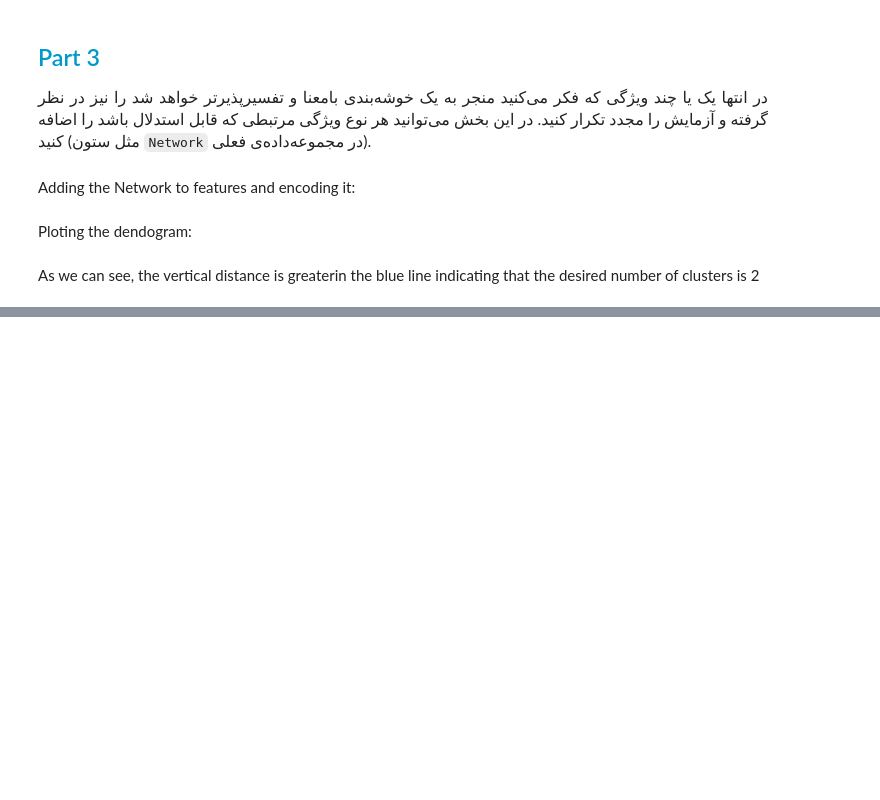
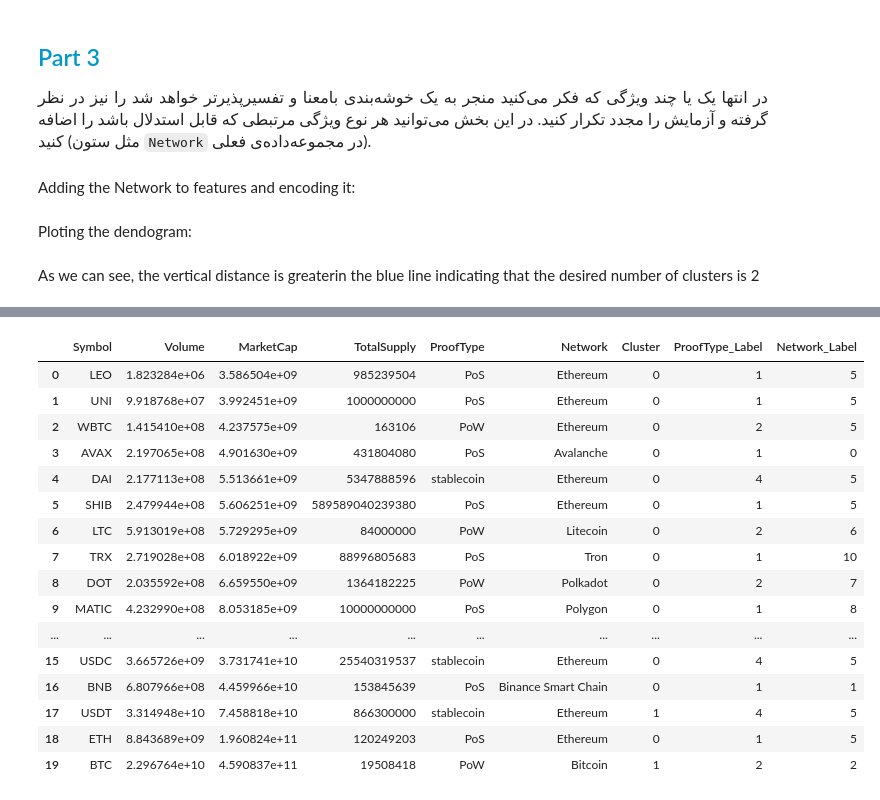
Before and after one commit to ArianAghamohseni/Crypto_ML, a Jupyter notebook: Part_2/Analysis/Second_Problem.ipynb, the cells around one changed output, grey strips where cells are left out. Saved outputs shown, nothing was run; the diff lists cells and outputs as text; code cells hidden in the pictures; blank space fills up the shorter version.

```diff
--- a/Part_2/Analysis/Second_Problem.ipynb
+++ b/Part_2/Analysis/Second_Problem.ipynb
@@ -26,10 +26,15 @@ import pandas as pd
 import matplotlib.pyplot as plt
 import scipy.cluster.hierarchy as sch
 from sklearn.cluster import AgglomerativeClustering
+from sklearn.preprocessing import StandardScaler
+
 
 coin_data = pd.read_excel(r'D:\Sharif University of Tech\Data Sience Boot Camp\Project\Second Phaze\Part_2\Data\coins_data.xlsx')
 
 features = coin_data[['MarketCap', 'Volume']]
+
+scaler = StandardScaler()
+features = scaler.fit_transform(features)
 # %% [markdown]
 Performing hierarchical clustering and the dendogram:
 # %%
@@ -128,12 +132,17 @@ Part 2
 Making the changes, encoding the ProofType column and modeling:
 # %%
 from sklearn.preprocessing import LabelEncoder
+from sklearn.preprocessing import StandardScaler
+
 
 label_encoder = LabelEncoder()
 coin_data['ProofType_Label'] = label_encoder.fit_transform(coin_data['ProofType'])
 
 features = coin_data[['MarketCap', 'Volume', 'ProofType_Label']]
 
+scaler = StandardScaler()
+features = scaler.fit_transform(features)
+
 n_clusters = 2
 hc = AgglomerativeClustering(n_clusters=n_clusters, affinity='euclidean', linkage='ward')
 coin_data['Cluster'] = hc.fit_predict(features)
@@ -219,12 +228,18 @@ In conclusion, the second part of the project demonstrated that incorporating ad
 The choice of features is essential in the world of cryptocurrencies.
 # %%
 from sklearn.preprocessing import LabelEncoder
+from sklearn.preprocessing import StandardScaler
+
 
 label_encoder = LabelEncoder()
 coin_data['ProofType_Label'] = label_encoder.fit_transform(coin_data['ProofType'])
 
 features = coin_data[['MarketCap', 'Volume', 'ProofType_Label']]
 
+
+scaler = StandardScaler()
+features = scaler.fit_transform(features)
+
 n_clusters = 3
 hc = AgglomerativeClustering(n_clusters=n_clusters, affinity='euclidean', linkage='ward')
 coin_data['Cluster'] = hc.fit_predict(features)
@@ -373,12 +352,17 @@ Part 3
 Adding the Network to features and encoding it:
 # %%
 from sklearn.preprocessing import LabelEncoder
+from sklearn.preprocessing import StandardScaler
+
 
 label_encoder = LabelEncoder()
 coin_data['Network_Label'] = label_encoder.fit_transform(coin_data['Network'])
 
 
 features = coin_data[['MarketCap', 'Volume', 'ProofType_Label', 'Network_Label']]
+
+scaler = StandardScaler()
+features = scaler.fit_transform(features)
 # %% [markdown]
 Ploting the dendogram:
 # %%
@@ -430,0 +475,20 @@ In regardes to the actuall market, adding the network feature can be helpful in
+# %%
+coin_data
+# %% [output]
+|  | Symbol | Volume | MarketCap | TotalSupply | ProofType | Network | Cluster | ProofType_Label | Network_Label |
+| 0 | LEO | 1.823284e+06 | 3.586504e+09 | 985239504 | PoS | Ethereum | 0 | 1 | 5 |
+| 1 | UNI | 9.918768e+07 | 3.992451e+09 | 1000000000 | PoS | Ethereum | 0 | 1 | 5 |
+| 2 | WBTC | 1.415410e+08 | 4.237575e+09 | 163106 | PoW | Ethereum | 0 | 2 | 5 |
+| 3 | AVAX | 2.197065e+08 | 4.901630e+09 | 431804080 | PoS | Avalanche | 0 | 1 | 0 |
+| 4 | DAI | 2.177113e+08 | 5.513661e+09 | 5347888596 | stablecoin | Ethereum | 0 | 4 | 5 |
+| 5 | SHIB | 2.479944e+08 | 5.606251e+09 | 589589040239380 | PoS | Ethereum | 0 | 1 | 5 |
+| 6 | LTC | 5.913019e+08 | 5.729295e+09 | 84000000 | PoW | Litecoin | 0 | 2 | 6 |
+| 7 | TRX | 2.719028e+08 | 6.018922e+09 | 88996805683 | PoS | Tron | 0 | 1 | 10 |
+| 8 | DOT | 2.035592e+08 | 6.659550e+09 | 1364182225 | PoW | Polkadot | 0 | 2 | 7 |
+| 9 | MATIC | 4.232990e+08 | 8.053185e+09 | 10000000000 | PoS | Polygon | 0 | 1 | 8 |
+| ... | ... | ... | ... | ... | ... | ... | ... | ... | ... |
+| 15 | USDC | 3.665726e+09 | 3.731741e+10 | 25540319537 | stablecoin | Ethereum | 0 | 4 | 5 |
+| 16 | BNB | 6.807966e+08 | 4.459966e+10 | 153845639 | PoS | Binance Smart Chain | 0 | 1 | 1 |
+| 17 | USDT | 3.314948e+10 | 7.458818e+10 | 866300000 | stablecoin | Ethereum | 1 | 4 | 5 |
+| 18 | ETH | 8.843689e+09 | 1.960824e+11 | 120249203 | PoS | Ethereum | 0 | 1 | 5 |
+| 19 | BTC | 2.296764e+10 | 4.590837e+11 | 19508418 | PoW | Bitcoin | 1 | 2 | 2 |
```
Also changed, not shown: parts of 23 cells of this notebook.
